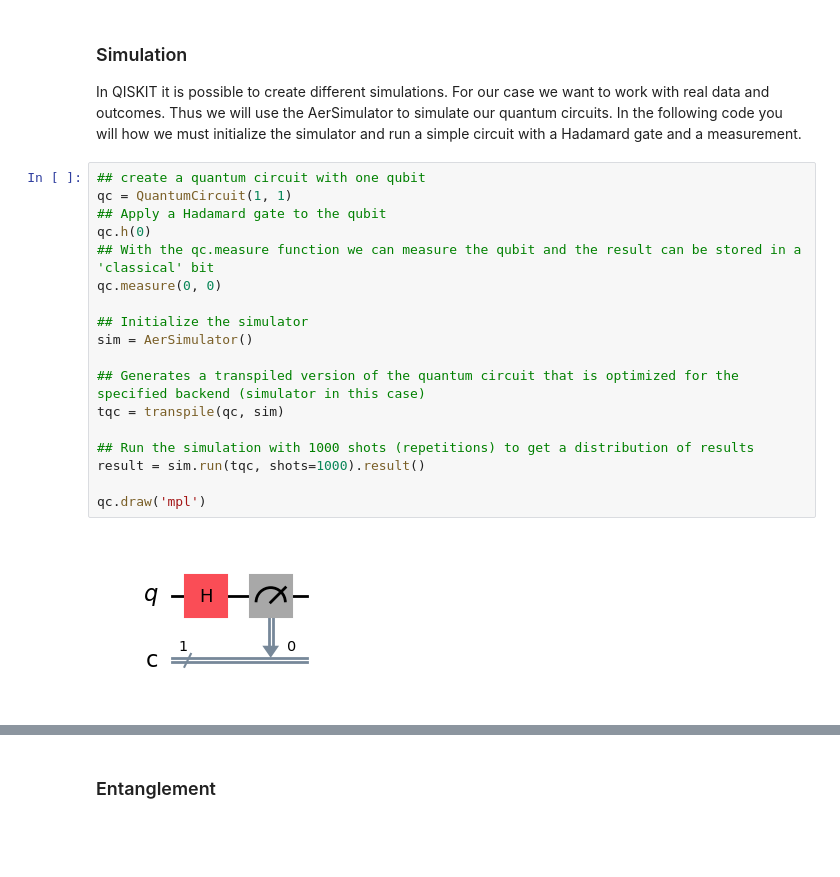
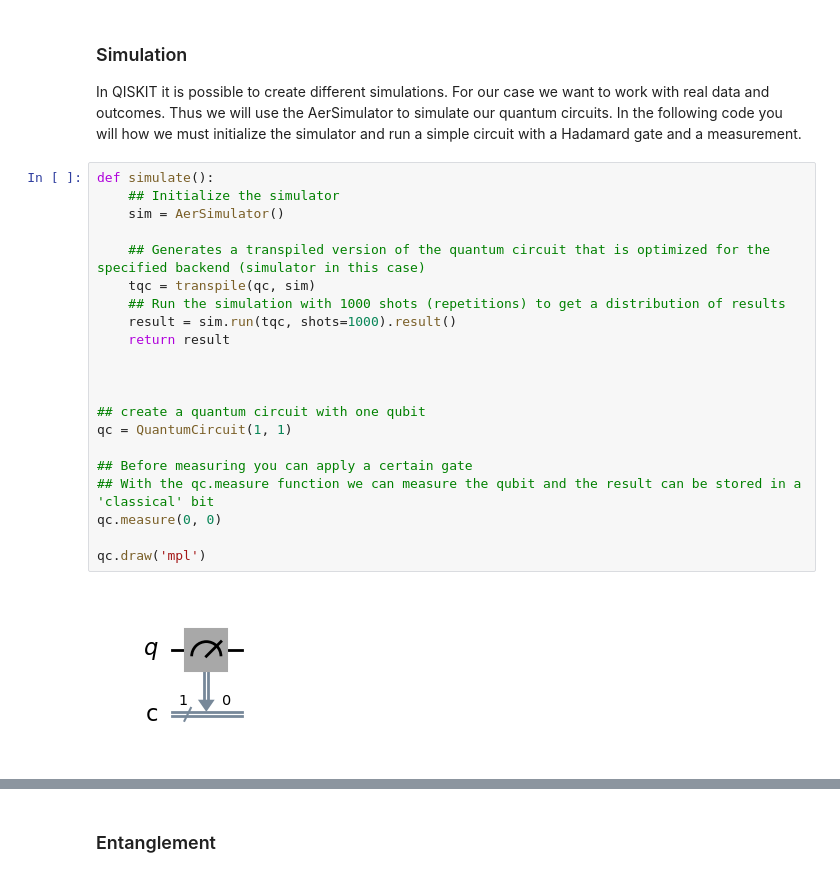
Before and after one commit to seppedijkstra/Quantum_Game, a Jupyter notebook: 3_Quantum_Gates.ipynb, the cells around one changed output, grey strips where cells are left out. Cells and saved outputs as stored; diff of their text form; blank space fills up the shorter version.

```diff
--- a/3_Quantum_Gates.ipynb
+++ b/3_Quantum_Gates.ipynb
@@ -36,22 +68,25 @@ Another important gate is the rotation gate. The rotation gate is a one-qubit op
 ### Simulation
 In QISKIT it is possible to create different simulations. For our case we want to work with real data and outcomes. Thus we will use the AerSimulator to simulate our quantum circuits. In the following code you will how we must initialize the simulator and run a simple circuit with a Hadamard gate and a measurement.
 # %%
+def simulate():
+    ## Initialize the simulator
+    sim = AerSimulator()
+
+    ## Generates a transpiled version of the quantum circuit that is optimized for the specified backend (simulator in this case)
+    tqc = transpile(qc, sim)
+    ## Run the simulation with 1000 shots (repetitions) to get a distribution of results
+    result = sim.run(tqc, shots=1000).result()
+    return result
+
+
+
 ## create a quantum circuit with one qubit
 qc = QuantumCircuit(1, 1)
-## Apply a Hadamard gate to the qubit
-qc.h(0)
+
+## Before measuring you can apply a certain gate
 ## With the qc.measure function we can measure the qubit and the result can be stored in a 'classical' bit
 qc.measure(0, 0)
 
-## Initialize the simulator
-sim = AerSimulator()
-
-## Generates a transpiled version of the quantum circuit that is optimized for the specified backend (simulator in this case)
-tqc = transpile(qc, sim)
-
-## Run the simulation with 1000 shots (repetitions) to get a distribution of results
-result = sim.run(tqc, shots=1000).result()
-
 qc.draw('mpl')
 # %% [output]
-[figure, old version]
+[figure, new version]
```
Also changed, not shown: parts of 12 cells of this notebook.
